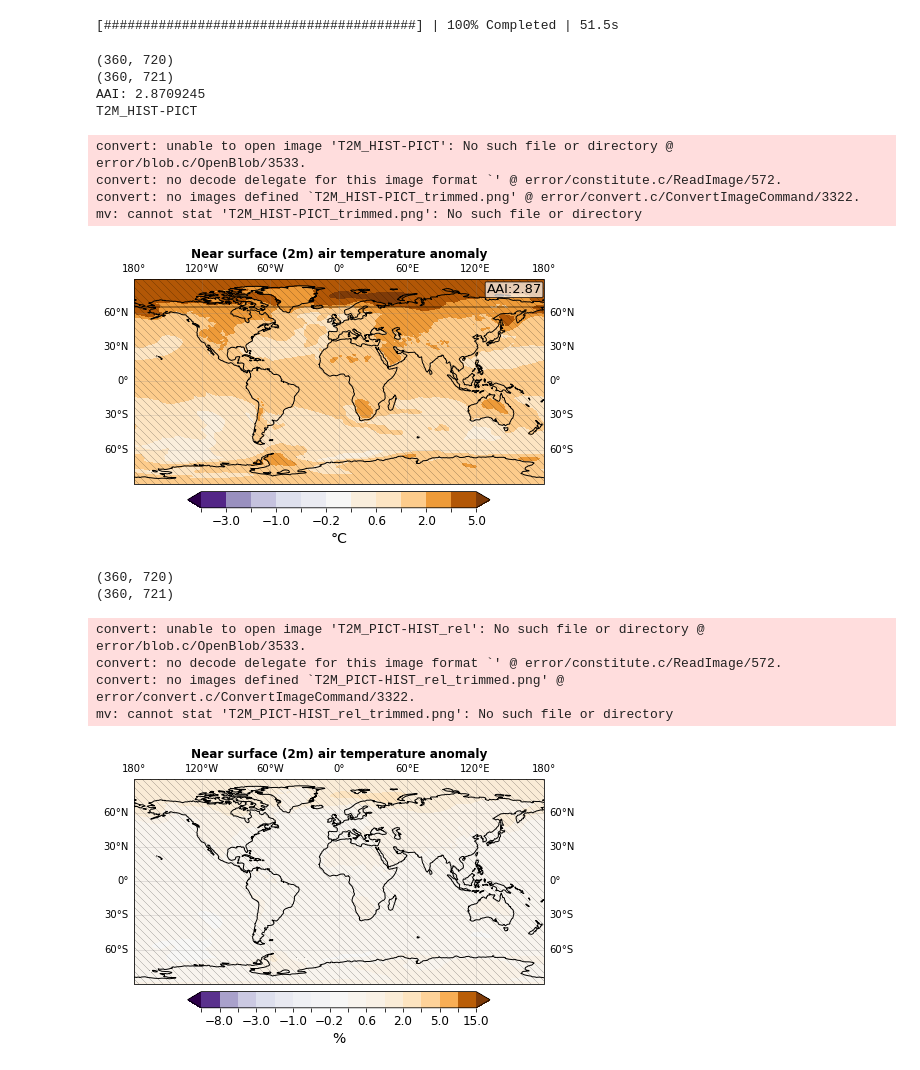
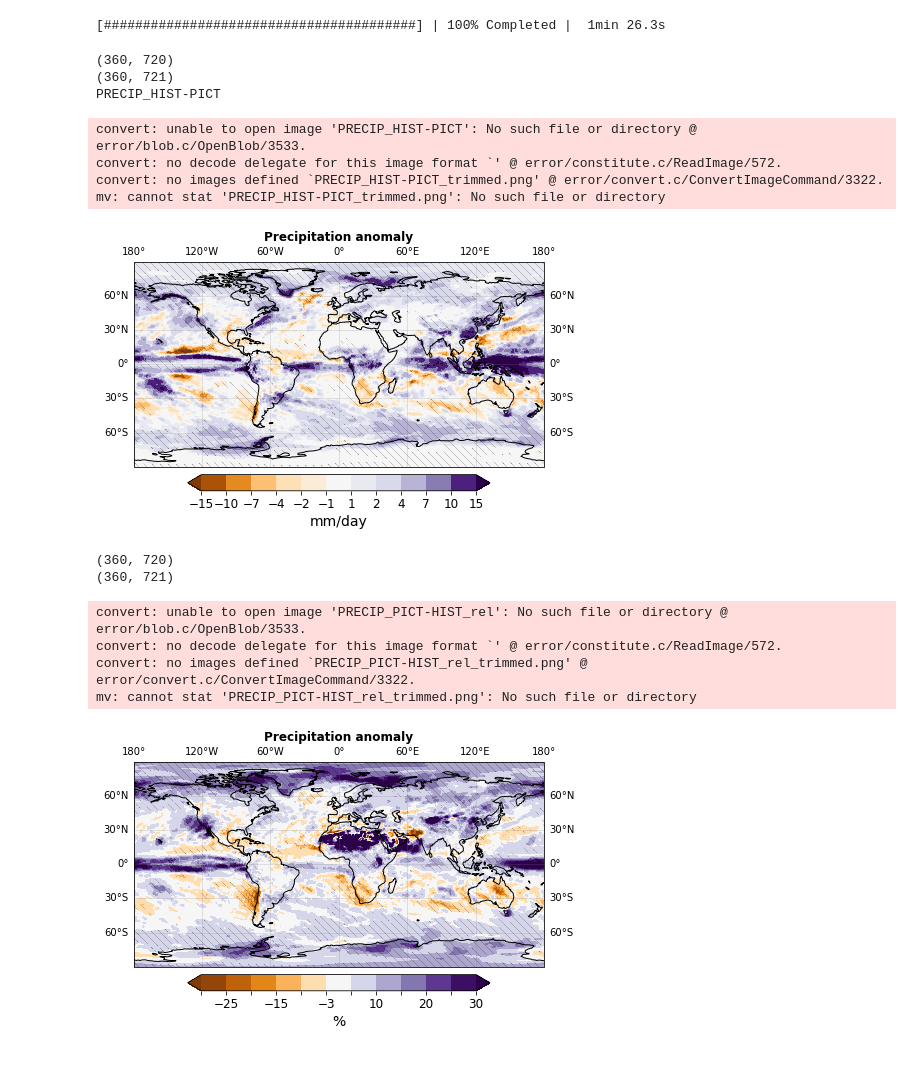
Before and after one commit to JanStreffing/2020_AWICM3_GMD_PAPER, a Jupyter notebook: python/openifs_var_diff.ipynb, the cells around one changed output. Drawn from its saved outputs; the diff is of its cells as text; code cells hidden in the pictures.

```diff
--- a/python/openifs_var_diff.ipynb
+++ b/python/openifs_var_diff.ipynb
@@ -39,22 +39,24 @@ figsize=(6, 4.5)
 dpi = 300
 ofile = None
 res = [720, 360]
-'''
+
 variable = ['PRECIP']
-levels = [-20,-15,-10,-5,-1,1,5,10,15,20]
+levels = [-15,-10,-7,-4,-2,-1,1,2,4,7,10,15]
+levels2 = [-30,-25,-20,-15,-10,-3,3,10,15,20,25,30]
+
 title = 'Precipitation anomaly'
 accumulation_factor=86400
 colormap=plt.cm.PuOr
 unit='mm/day'
+
 '''
-
 variable = ['T2M']
 levels = [-5.0,-3.0,-2.0,-1.0,-.6,-.2,.2,.6,1.0,2.0,3.0,5.0]
 title = 'Near surface (2m) air temperature anomaly'
 accumulation_factor=1
 colormap=plt.cm.PuOr_r
 unit='°C'
-
+'''
 '''
 variable = ['SKT']
 levels = [-15,-8.0,-5.0,-3.0,-2.0,-1.0,-.6,-.2,.2,.6,1.0,2.0,3.0,5.0,8.0,15]
@@ -79,7 +81,14 @@ accumulation_factor=1
 colormap=plt.cm.PuOr_r
 unit='m/s'
 '''
-
+'''
+variable = ['EKE']
+levels = [-30,-20,-10,-6,-2,2,6,10,20,30]
+title = 'Eddy kinetic energy anamoaly'
+accumulation_factor=1
+colormap=plt.cm.PuOr_r
+unit='cm²/s²'
+'''
 
 contour_outline_thickness = 0
 # %%
@@ -162,7 +171,7 @@ lon = np.arange(0, 360, 0.5)
 lat = np.arange(-90, 90, 0.5)
 data_sig, lon = add_cyclic_point(data_sig, coord=lon)
 # %% [output]
-[########################################] | 100% Completed | 51.5s
+[########################################] | 100% Completed |  1min 26.3s
 # %%
 data_model = OrderedDict()
 data_model_mean = OrderedDict()
@@ -230,41 +239,40 @@ if variable[0] == 'T2M':
     #plt.text(185, 90, 'AAI:')
     #plt.text(185, 70, str(round(Arctic_Amplification_Index,2)))
     props = dict(boxstyle='round,pad=0.1', facecolor='white', alpha=0.7)
     textstr='AAI:'+str(round(Arctic_Amplification_Index,2))
     axes[i].text(0.86, 0.98, textstr, transform=axes[i].transAxes, fontsize=13,
         verticalalignment='top', bbox=props, zorder=4)
 
 
 cbar_ax_abs = fig.add_axes([0.15, 0.11, 0.7, 0.05])
 cbar_ax_abs.tick_params(labelsize=12)
 cb = fig.colorbar(imf, cax=cbar_ax_abs, orientation='horizontal',ticks=levels)
 cb.set_label(label=unit, size='14')
 cb.ax.tick_params(labelsize='12')
 #plt.text(5, 168, r'rmsd='+str(round(rmsdval,3)))
 #plt.text(-7.5, 168, r'bias='+str(round(mdval,3)))
 
 
 
-for label in cb.ax.xaxis.get_ticklabels()[::2]:
-    label.set_visible(False)
+#for label in cb.ax.xaxis.get_ticklabels()[::2]:
+#    label.set_visible(False)
 
 ofile=variable[0]+'_'+input_names[0]+'-'+input_names[1]
 
 print(ofile)
 if ofile is not None:
     plt.savefig(ofile, dpi=dpi,bbox_inches='tight')
     os.system(f'convert {ofile} -trim {ofile}_trimmed.png')
     os.system(f'mv {ofile}_trimmed.png {ofile}')
 # %% [output]
 (360, 720)
 (360, 721)
-AAI: 2.8709245
-T2M_HIST-PICT
+PRECIP_HIST-PICT
-convert: unable to open image 'T2M_HIST-PICT': No such file or directory @ error/blob.c/OpenBlob/3533.
+convert: unable to open image 'PRECIP_HIST-PICT': No such file or directory @ error/blob.c/OpenBlob/3533.
 convert: no decode delegate for this image format `' @ error/constitute.c/ReadImage/572.
-convert: no images defined `T2M_HIST-PICT_trimmed.png' @ error/convert.c/ConvertImageCommand/3322.
-mv: cannot stat 'T2M_HIST-PICT_trimmed.png': No such file or directory
+convert: no images defined `PRECIP_HIST-PICT_trimmed.png' @ error/convert.c/ConvertImageCommand/3322.
+mv: cannot stat 'PRECIP_HIST-PICT_trimmed.png': No such file or directory
-[figure, old version]
+[figure, new version]
 # %%
 data_model = OrderedDict()
 data_model_mean = OrderedDict()
@@ -306,7 +314,7 @@ axes[i].add_feature(cfeature.COASTLINE,zorder=3)
 
 imf=plt.contourf(lon, lat, (data_model_mean[input_names[0]]-
                 data_model_mean[input_names[1]])/data_model_mean[input_names[1]]*100, cmap=colormap,
-                 levels=levels, extend='both',
+                 levels=levels2, extend='both',
                  transform=ccrs.PlateCarree(),zorder=1)
 
 plt.rcParams['hatch.linewidth']=0.15
@@ -328,7 +336,7 @@ gl.xlabels_bottom = False
 
 cbar_ax_abs = fig.add_axes([0.15, 0.11, 0.7, 0.05])
 cbar_ax_abs.tick_params(labelsize=12)
-cb = fig.colorbar(imf, cax=cbar_ax_abs, orientation='horizontal',ticks=levels)
+cb = fig.colorbar(imf, cax=cbar_ax_abs, orientation='horizontal',ticks=levels2)
 cb.set_label(label="%", size='14')
 cb.ax.tick_params(labelsize='12')
 #plt.text(5, 168, r'rmsd='+str(round(rmsdval,3)))
@@ -347,8 +355,8 @@ if ofile is not None:
 # %% [output]
 (360, 720)
 (360, 721)
-convert: unable to open image 'T2M_PICT-HIST_rel': No such file or directory @ error/blob.c/OpenBlob/3533.
+convert: unable to open image 'PRECIP_PICT-HIST_rel': No such file or directory @ error/blob.c/OpenBlob/3533.
 convert: no decode delegate for this image format `' @ error/constitute.c/ReadImage/572.
-convert: no images defined `T2M_PICT-HIST_rel_trimmed.png' @ error/convert.c/ConvertImageCommand/3322.
-mv: cannot stat 'T2M_PICT-HIST_rel_trimmed.png': No such file or directory
+convert: no images defined `PRECIP_PICT-HIST_rel_trimmed.png' @ error/convert.c/ConvertImageCommand/3322.
+mv: cannot stat 'PRECIP_PICT-HIST_rel_trimmed.png': No such file or directory
-[figure, old version]
+[figure, new version]
```
Also changed, not shown: 17 other files.
